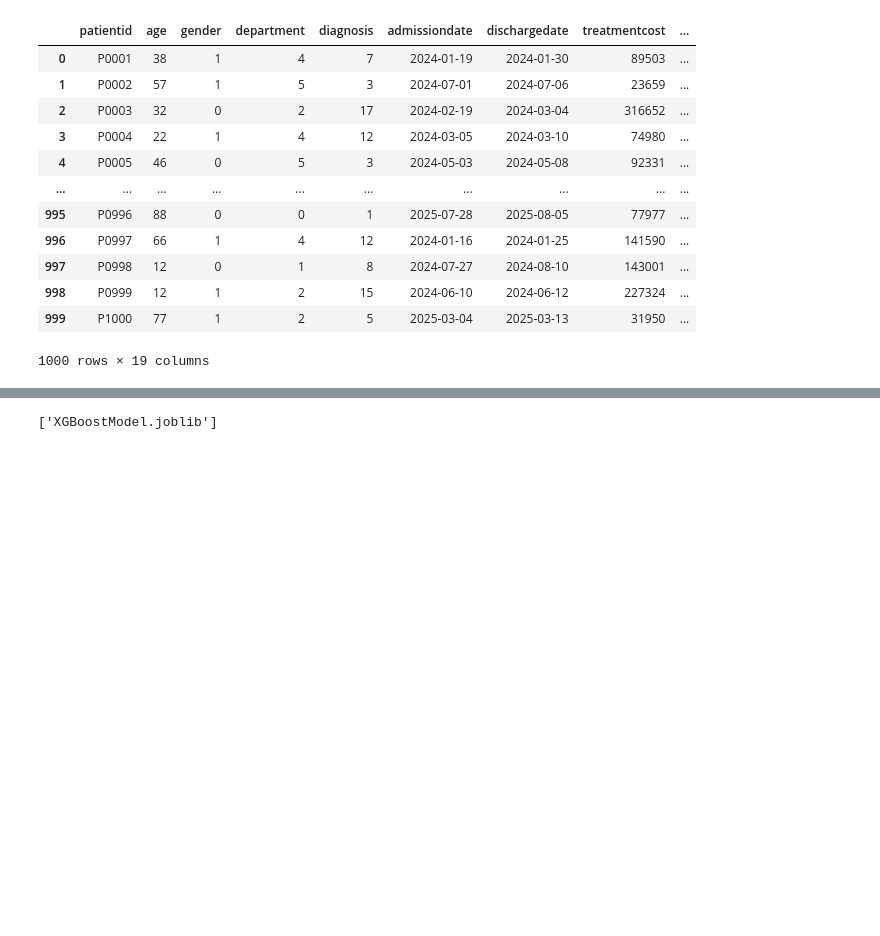
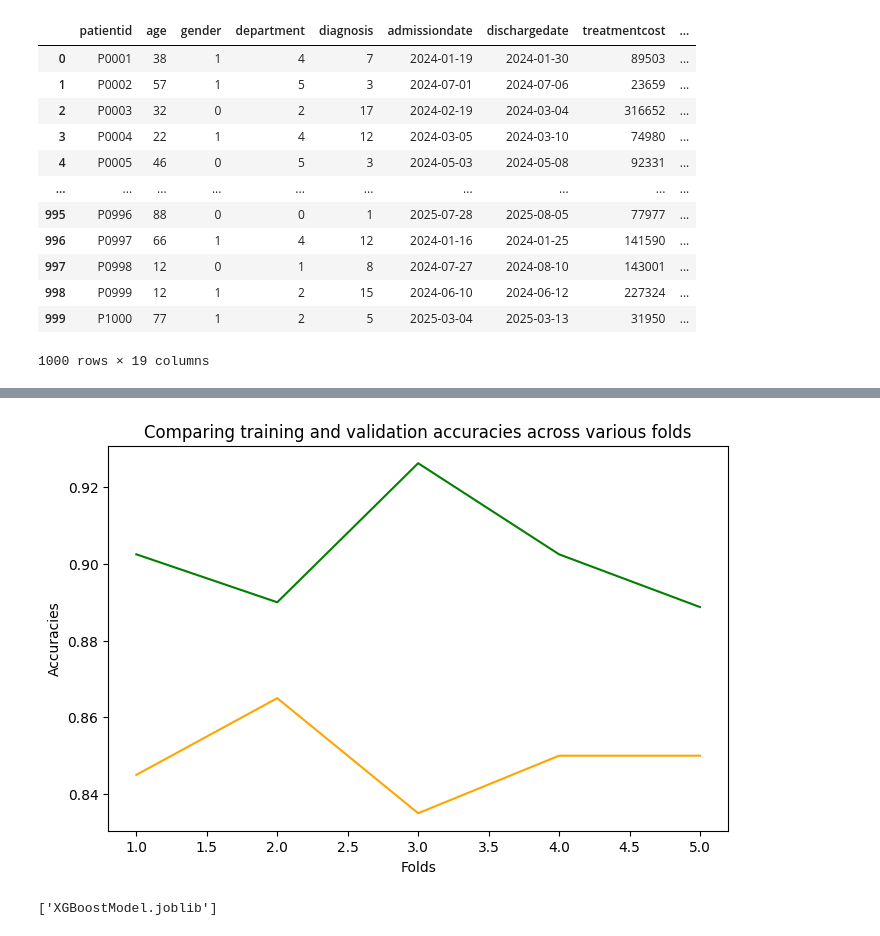
Before and after one commit to NathanPimenta/Synthea-Based-Hospital-Dashboard, a Jupyter notebook: Main Model.ipynb, the cells around one changed output, grey strips where cells are left out. Saved outputs shown, nothing was run; the diff lists cells and outputs as text; code cells hidden in the pictures; blank space fills up the shorter version.

```diff
--- a/Main Model.ipynb
+++ b/Main Model.ipynb
@@ -358,0 +425,26 @@ plt.show()
+# %%
+""" Deploying Stratified K-fold """
+
+foldList, trainList, testList = [], [], []
+
+for fold, (train_indices, test_indices) in enumerate(skf.split(X, y), 1):
+
+    X_train, y_train = X.iloc[train_indices], y.iloc[train_indices]
+    X_test, y_test = X.iloc[test_indices], y.iloc[test_indices]
+
+    gcvXgb.fit(X_train, y_train)
+
+    y_pred_on_trainSet = gcvXgb.predict(X_train)
+    y_pred_on_testSet=  gcvXgb.predict(X_test)
+
+    trainAcc = accuracy_score(y_train, y_pred_on_trainSet)
+    validationAcc = accuracy_score(y_test, y_pred_on_testSet)
+
+    print()
+    print(f"Fold no: {fold}")
+    print(f"Training accuracy is {trainAcc} and validation accuracy is {validationAcc}")
+    print(f"Overfitting Gap is {abs(trainAcc - validationAcc)}")
+
+    foldList.append(fold)
+    trainList.append(trainAcc)
+    testList.append(validationAcc)
@@ -359,3 +471,15 @@ plt.show()
+# %%
+""" Plotting the training vs validation accuracy graph """
+
+plt.figure(figsize=(8, 5))
+plt.plot(foldList, trainList, c='green')
+plt.plot(foldList, testList, c='orange')
+plt.ylabel('Accuracies')
+plt.xlabel('Folds')
+plt.title("Comparing training and validation accuracies across various folds")
+plt.show()
+# %% [output]
+[figure, added]
 # %%
 """ Model Saving step """
 
```
Also changed, not shown: parts of 11 cells of this notebook, 4 other files.
